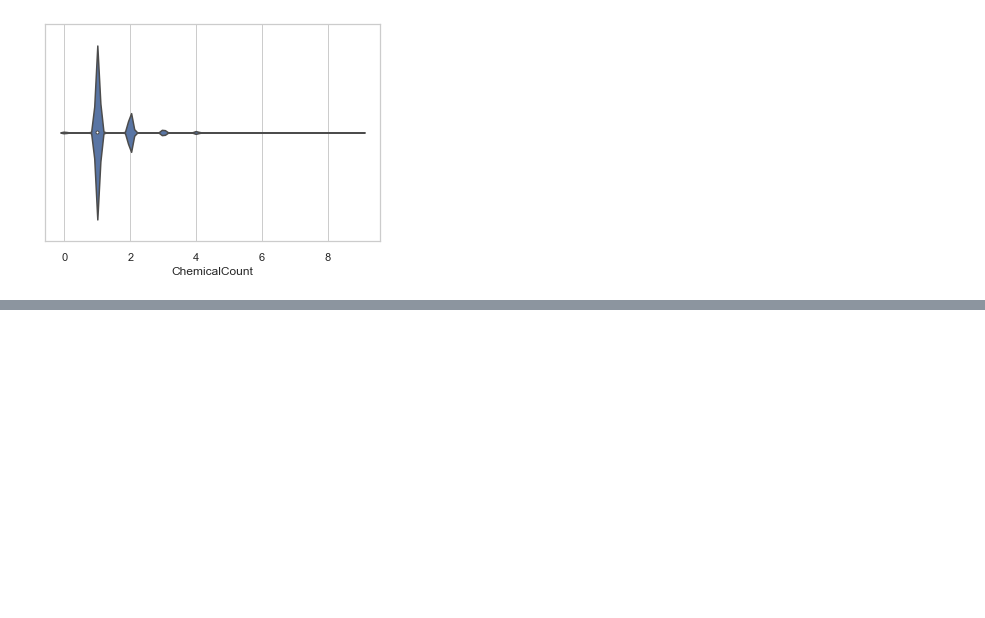
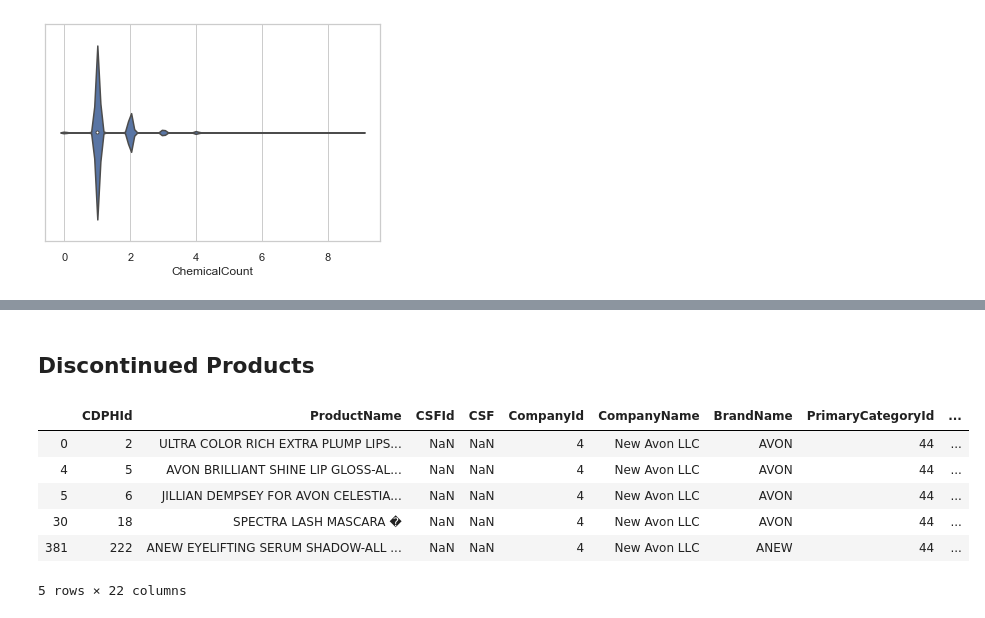
Before and after one commit to chelseanbr/Whats-In-My-Makeup-Bag, a Jupyter notebook: neat_eda.ipynb, the cells around one changed output, grey strips where cells are left out. Saved outputs shown, nothing was run; the diff lists cells and outputs as text; code cells hidden in the pictures; blank space fills up the shorter version.

```diff
--- a/neat_eda.ipynb
+++ b/neat_eda.ipynb
@@ -171,0 +230,13 @@ ax = sns.violinplot(x=clean_data_df['ChemicalCount'])
+# %% [markdown]
+## Discontinued Products
+# %%
+discontinued_df = clean_data_df[clean_data_df['DiscontinuedDate'].isna()==False]
+discontinued_df.head()
+# %% [output]
+|  | CDPHId | ProductName | CSFId | CSF | CompanyId | CompanyName | BrandName | PrimaryCategoryId | ... |
+| 0 | 2 | ULTRA COLOR RICH EXTRA PLUMP LIPS... | NaN | NaN | 4 | New Avon LLC | AVON | 44 | ... |
+| 4 | 5 | AVON BRILLIANT SHINE LIP GLOSS-AL... | NaN | NaN | 4 | New Avon LLC | AVON | 44 | ... |
+| 5 | 6 | JILLIAN DEMPSEY FOR AVON CELESTIA... | NaN | NaN | 4 | New Avon LLC | AVON | 44 | ... |
+| 30 | 18 | SPECTRA LASH MASCARA � | NaN | NaN | 4 | New Avon LLC | AVON | 44 | ... |
+| 381 | 222 | ANEW EYELIFTING SERUM SHADOW-ALL ... | NaN | NaN | 4 | New Avon LLC | ANEW | 44 | ... |
+5 rows × 22 columns
```
Also changed, not shown: parts of 17 cells of this notebook.
